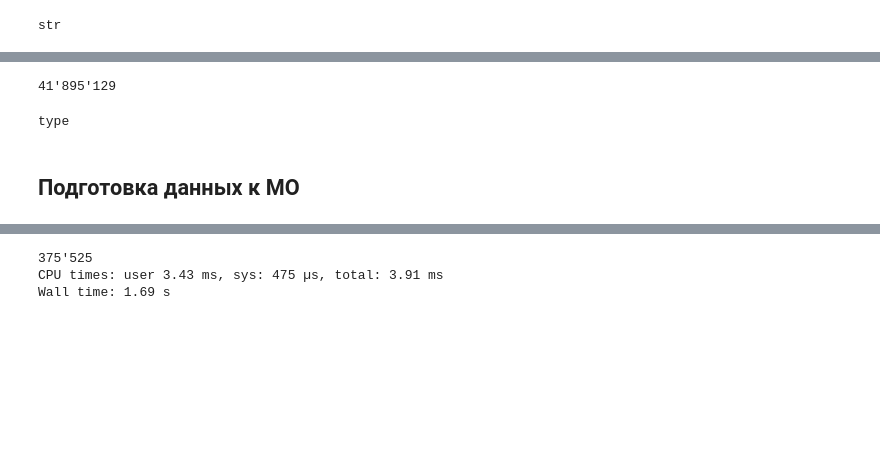
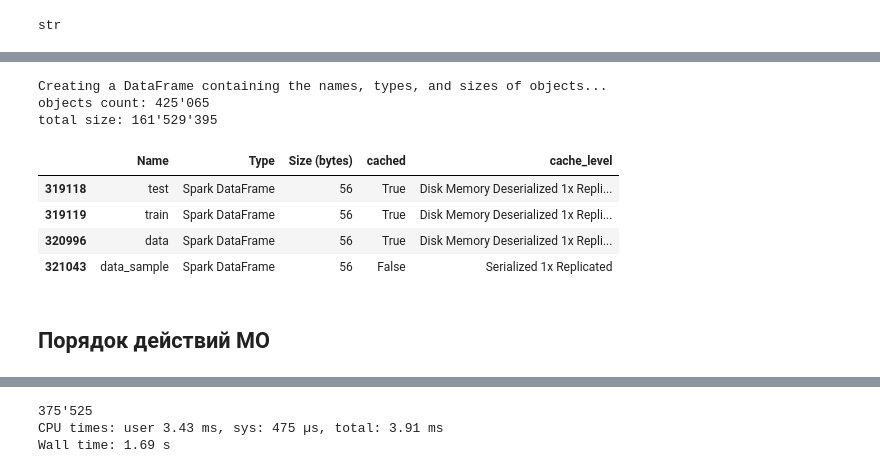
Before and after one commit to kogriv/chicago_spark, a Jupyter notebook: notebooks/03_ml.ipynb, the cells around one changed output, grey strips where cells are left out. Saved outputs shown, nothing was run; the diff lists cells and outputs as text; code cells hidden in the pictures; blank space fills up the shorter version.

```diff
--- a/notebooks/03_ml.ipynb
+++ b/notebooks/03_ml.ipynb
@@ -270,8 +254,0 @@ print(ob_df)
-# %%
-print(pds.gvf(sum(ob['Size (bytes)'])))
-# %% [output]
-41'895'129
-# %%
-type(__)
-# %% [output]
-type
@@ -278,5 +273,19 @@ type
+# %%
+spark_df = get_spark_df_list()
+# %% [output]
+Creating a DataFrame containing the names, types, and sizes of objects...
+objects count: 425'065
+total size: 161'529'395
+# %%
+spark_df
+# %% [output]
+|  | Name | Type | Size (bytes) | cached | cache_level |
+| 319118 | test | Spark DataFrame | 56 | True | Disk Memory Deserialized 1x Repli... |
+| 319119 | train | Spark DataFrame | 56 | True | Disk Memory Deserialized 1x Repli... |
+| 320996 | data | Spark DataFrame | 56 | True | Disk Memory Deserialized 1x Repli... |
+| 321043 | data_sample | Spark DataFrame | 56 | False | Serialized 1x Replicated |
 # %% [markdown]
-## Подготовка данных к МО
+## Порядок действий МО
 # %%
 %%time
 print(pds.gvf(data.count()))
```
Also changed, not shown: parts of 58 cells of this notebook.
